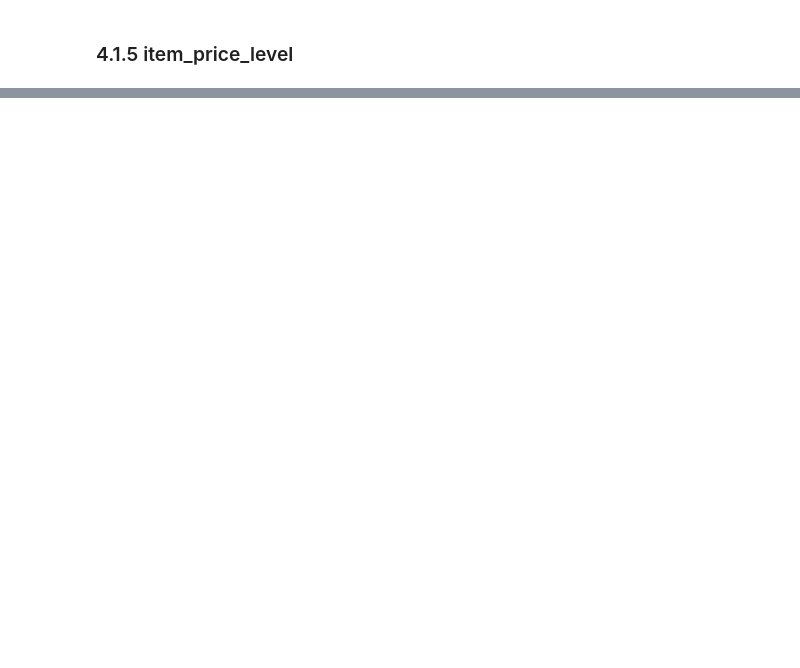
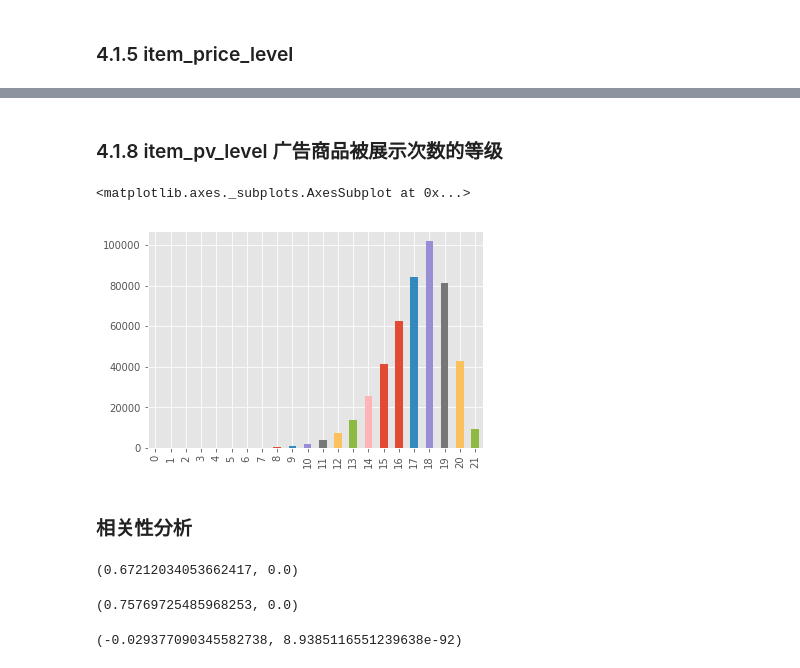
Before and after one commit to fengyin123/helloworld, a Jupyter notebook: feature_engineering/EDA.ipynb, the cells around one changed output, grey strips where cells are left out. Cells and saved outputs as stored; diff of their text form; code cells hidden in the pictures; blank space fills up the shorter version.

```diff
--- a/feature_engineering/EDA.ipynb
+++ b/feature_engineering/EDA.ipynb
@@ -286,0 +376,21 @@ item_data['item_price_level'].value_counts()
+# %% [markdown]
+### 4.1.8 item_pv_level 广告商品被展示次数的等级
+# %%
+item_data['item_pv_level'].value_counts(sort=False).plot.bar()
+# %% [output]
+<matplotlib.axes._subplots.AxesSubplot at 0x...>
+[figure, added]
+# %% [markdown]
+### 相关性分析
+# %%
+sp.stats.pearsonr(item_data['item_pv_level'].values,item_data['item_collected_level'].values)
+# %% [output]
+(0.67212034053662417, 0.0)
+# %%
+sp.stats.pearsonr(item_data['item_pv_level'].values,item_data['item_sales_level'].values)
+# %% [output]
+(0.75769725485968253, 0.0)
+# %%
+sp.stats.pearsonr(item_data['item_sales_level'].values,item_data['item_price_level'].values)
+# %% [output]
+(-0.029377090345582738, 8.9385116551239638e-92)
```
Also changed, not shown: parts of 37 cells of this notebook.
